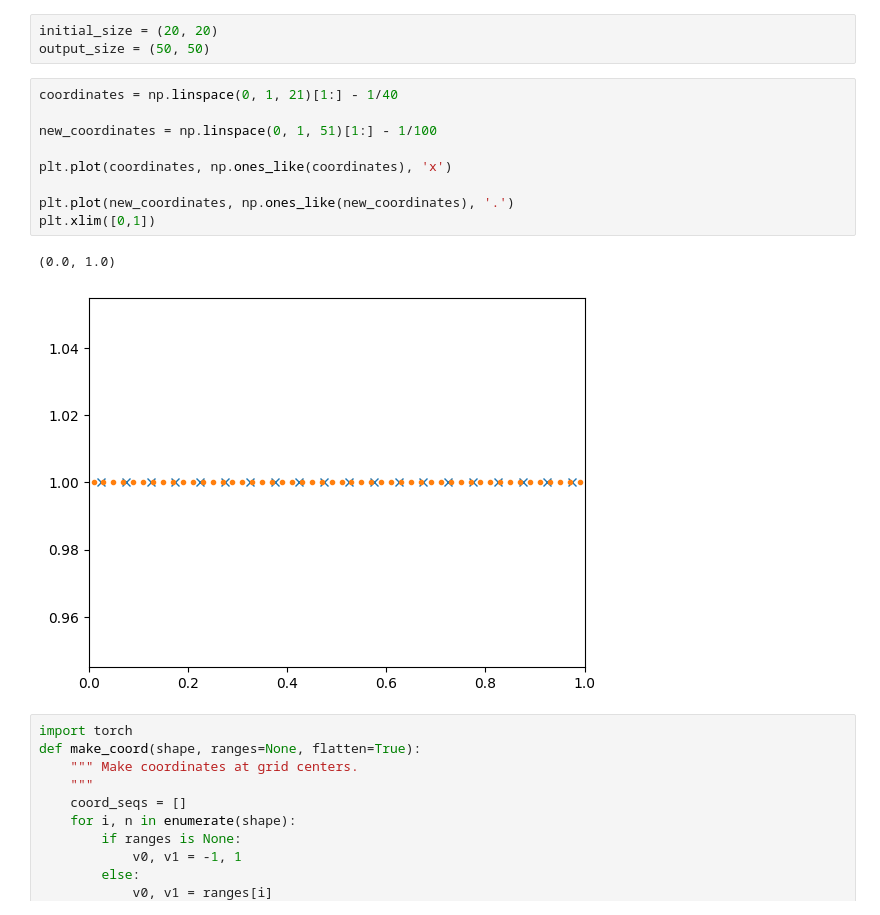
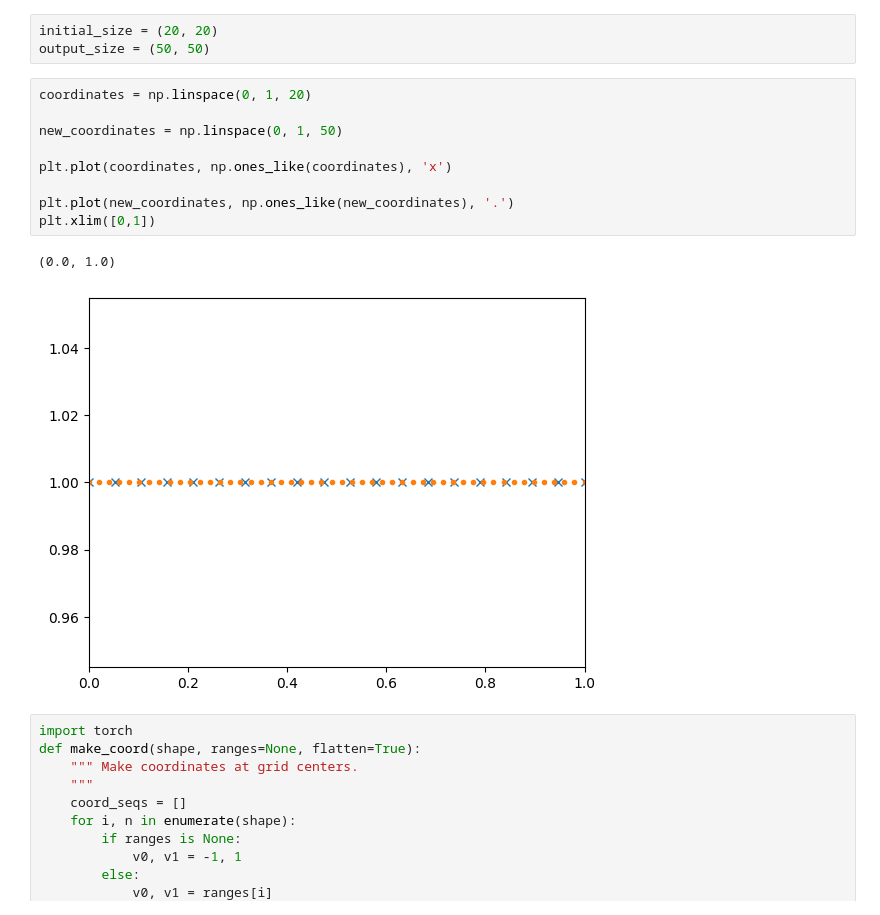
Before and after one commit to dtonderski/dynamic-fusion, a Jupyter notebook: notebooks/08_upsampling_coordinates_dev.ipynb, the cells around one changed output. Drawn from its saved outputs; the diff is of its cells as text.

```diff
--- a/notebooks/08_upsampling_coordinates_dev.ipynb
+++ b/notebooks/08_upsampling_coordinates_dev.ipynb
@@ -5,17 +5,17 @@ from matplotlib import pyplot as plt
 initial_size = (20, 20)
 output_size = (50, 50)
 # %%
-coordinates = np.linspace(0, 1, 21)[1:] - 1/40
+coordinates = np.linspace(0, 1, 20)
 
-new_coordinates = np.linspace(0, 1, 51)[1:] - 1/100
+new_coordinates = np.linspace(0, 1, 50)
 
 plt.plot(coordinates, np.ones_like(coordinates), 'x')
 
 plt.plot(new_coordinates, np.ones_like(new_coordinates), '.')
 plt.xlim([0,1])
 # %% [output]
 (0.0, 1.0)
-[figure, old version]
+[figure, new version]
 # %%
 import torch
 def make_coord(shape, ranges=None, flatten=True):
```
Also changed, not shown: parts of 19 cells of this notebook, 18 other files.
